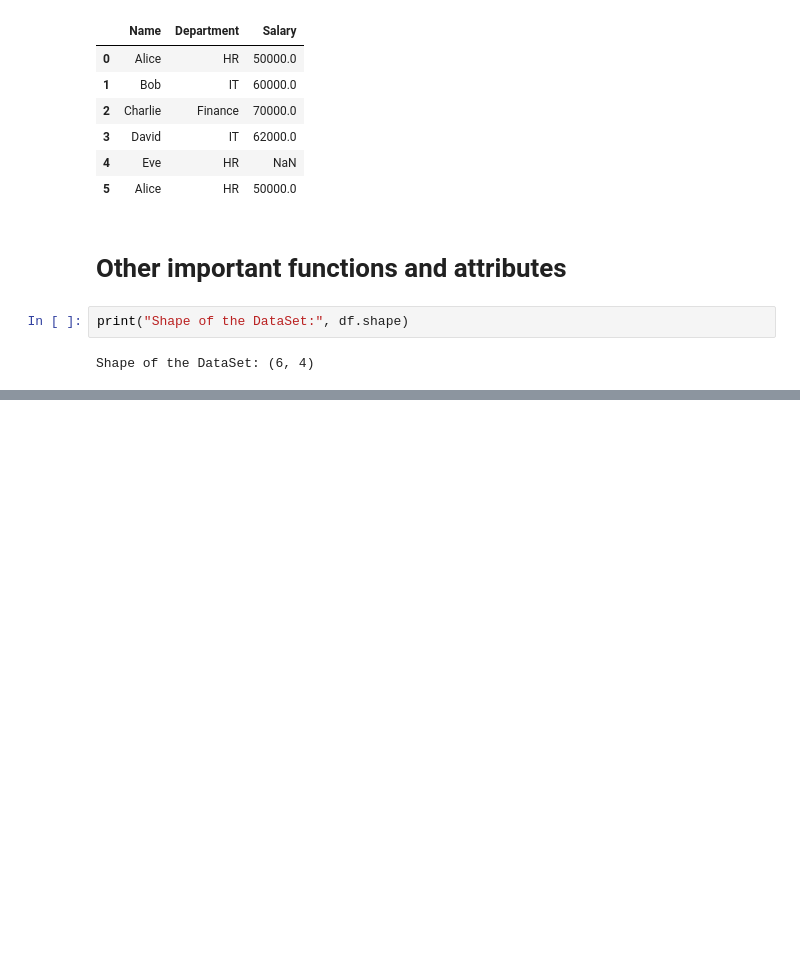
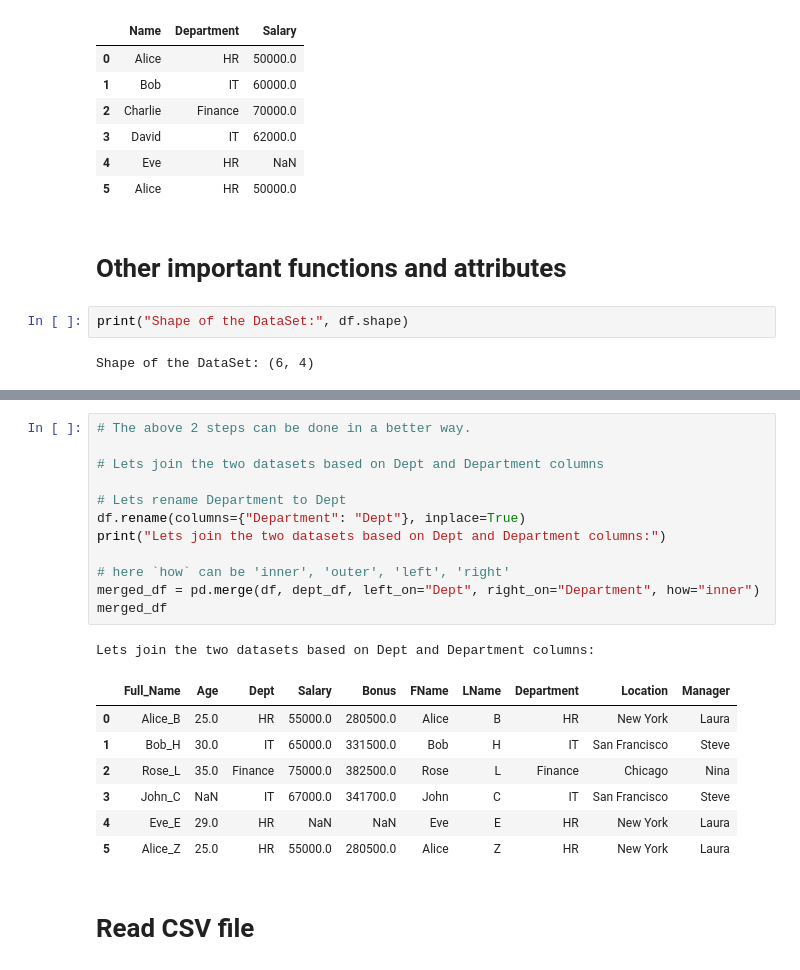
Before and after one commit to JRiyaz/data-science, a Jupyter notebook: module-1/pandas-2.ipynb, the cells around one changed output, grey strips where cells are left out. Cells and saved outputs as stored; diff of their text form; blank space fills up the shorter version.

```diff
--- a/module-1/pandas-2.ipynb
+++ b/module-1/pandas-2.ipynb
@@ -202,0 +572,23 @@ df.describe()
+# %%
+# The above 2 steps can be done in a better way.
+
+# Lets join the two datasets based on Dept and Department columns
+
+# Lets rename Department to Dept
+df.rename(columns={"Department": "Dept"}, inplace=True)
+print("Lets join the two datasets based on Dept and Department columns:")
+
+# here `how` can be 'inner', 'outer', 'left', 'right'
+merged_df = pd.merge(df, dept_df, left_on="Dept", right_on="Department", how="inner")
+merged_df
+# %% [output]
+Lets join the two datasets based on Dept and Department columns:
+|  | Full_Name | Age | Dept | Salary | Bonus | FName | LName | Department | Location | Manager |
+| 0 | Alice_B | 25.0 | HR | 55000.0 | 280500.0 | Alice | B | HR | New York | Laura |
+| 1 | Bob_H | 30.0 | IT | 65000.0 | 331500.0 | Bob | H | IT | San Francisco | Steve |
+| 2 | Rose_L | 35.0 | Finance | 75000.0 | 382500.0 | Rose | L | Finance | Chicago | Nina |
+| 3 | John_C | NaN | IT | 67000.0 | 341700.0 | John | C | IT | San Francisco | Steve |
+| 4 | Eve_E | 29.0 | HR | NaN | NaN | Eve | E | HR | New York | Laura |
+| 5 | Alice_Z | 25.0 | HR | 55000.0 | 280500.0 | Alice | Z | HR | New York | Laura |
+# %% [markdown]
+# Read CSV file
```
Also changed, not shown: parts of 36 cells of this notebook, 1 other file.
